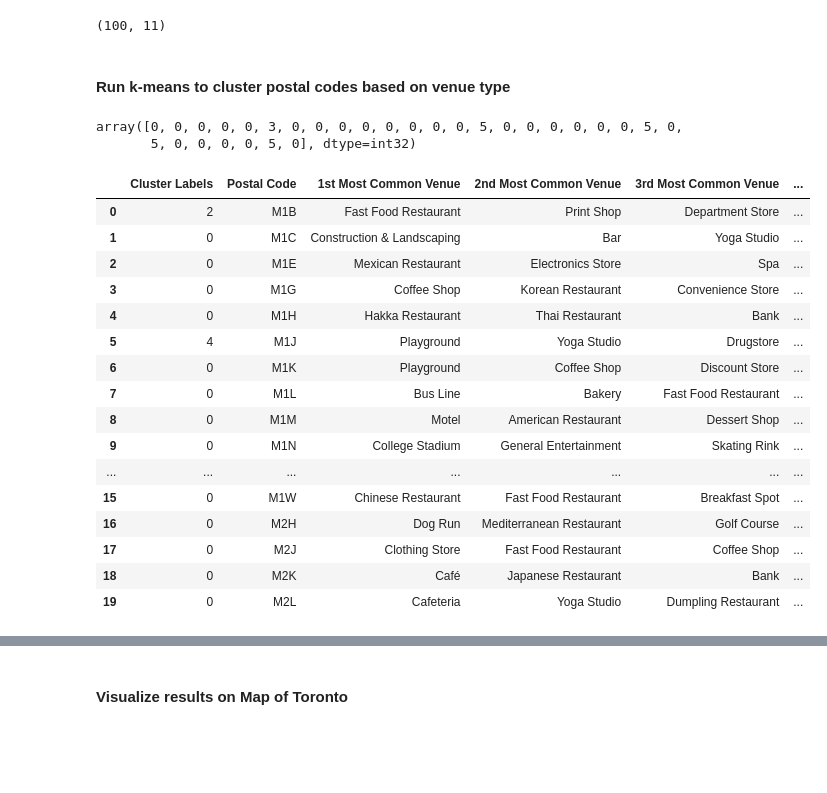
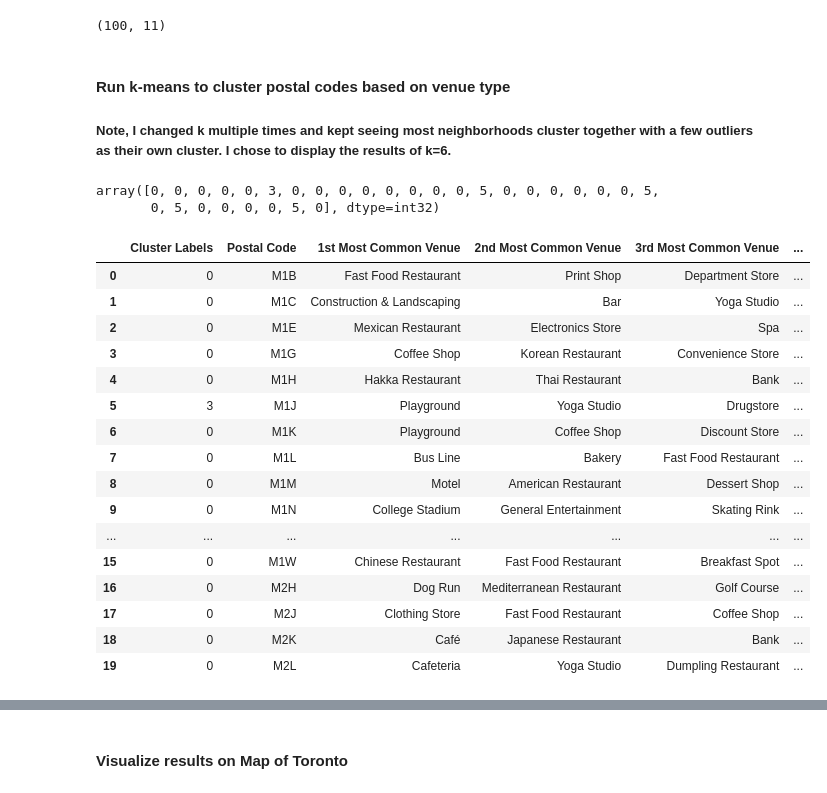
Before and after one commit to Susanmm95/DataScienceCapstone, a Jupyter notebook: TorontoNeighborhoodClustering.ipynb, the cells around one changed output, grey strips where cells are left out. Drawn from its saved outputs; the diff is of its cells as text; code cells hidden in the pictures; blank space fills up the shorter version.

```diff
--- a/TorontoNeighborhoodClustering.ipynb
+++ b/TorontoNeighborhoodClustering.ipynb
@@ -308,8 +304,9 @@ neighborhoods_venues_sorted.head()
 neighborhoods_venues_sorted.shape  #Number of data points for clustering algorithm
 # %% [output]
 (100, 11)
-# %% [markdown]
-#### Run k-means to cluster postal codes based on venue type
+# %% [markdown]
+#### Run k-means to cluster postal codes based on venue type
+##### Note, I changed k multiple times and kept seeing most neighborhoods cluster together with a few outliers as their own cluster.  I chose to display the results of k=6.
 # %%
 # set number of clusters
 kclusters = 6
@@ -325,16 +322,16 @@ array([0, 0, 0, 0, 0, 3, 0, 0, 0, 0, 0, 0, 0, 0, 5, 0, 0, 0, 0, 0, 0, 5, 0,
 # %%
 # add clustering labels
-#neighborhoods_venues_sorted.insert(0,"Cluster Labels", kmeans.labels_)
+neighborhoods_venues_sorted.insert(0,"Cluster Labels", kmeans.labels_)
 neighborhoods_venues_sorted.dropna(inplace=True)
 neighborhoods_venues_sorted.head(20)
 # %% [output]
 |  | Cluster Labels | Postal Code | 1st Most Common Venue | 2nd Most Common Venue | 3rd Most Common Venue | ... |
-| 0 | 2 | M1B | Fast Food Restaurant | Print Shop | Department Store | ... |
+| 0 | 0 | M1B | Fast Food Restaurant | Print Shop | Department Store | ... |
 | 1 | 0 | M1C | Construction & Landscaping | Bar | Yoga Studio | ... |
 | 2 | 0 | M1E | Mexican Restaurant | Electronics Store | Spa | ... |
 | 3 | 0 | M1G | Coffee Shop | Korean Restaurant | Convenience Store | ... |
 | 4 | 0 | M1H | Hakka Restaurant | Thai Restaurant | Bank | ... |
-| 5 | 4 | M1J | Playground | Yoga Studio | Drugstore | ... |
+| 5 | 3 | M1J | Playground | Yoga Studio | Drugstore | ... |
 | 6 | 0 | M1K | Playground | Coffee Shop | Discount Store | ... |
 | 7 | 0 | M1L | Bus Line | Bakery | Fast Food Restaurant | ... |
 | 8 | 0 | M1M | Motel | American Restaurant | Dessert Shop | ... |
```
Also changed, not shown: parts of 7 cells of this notebook.
